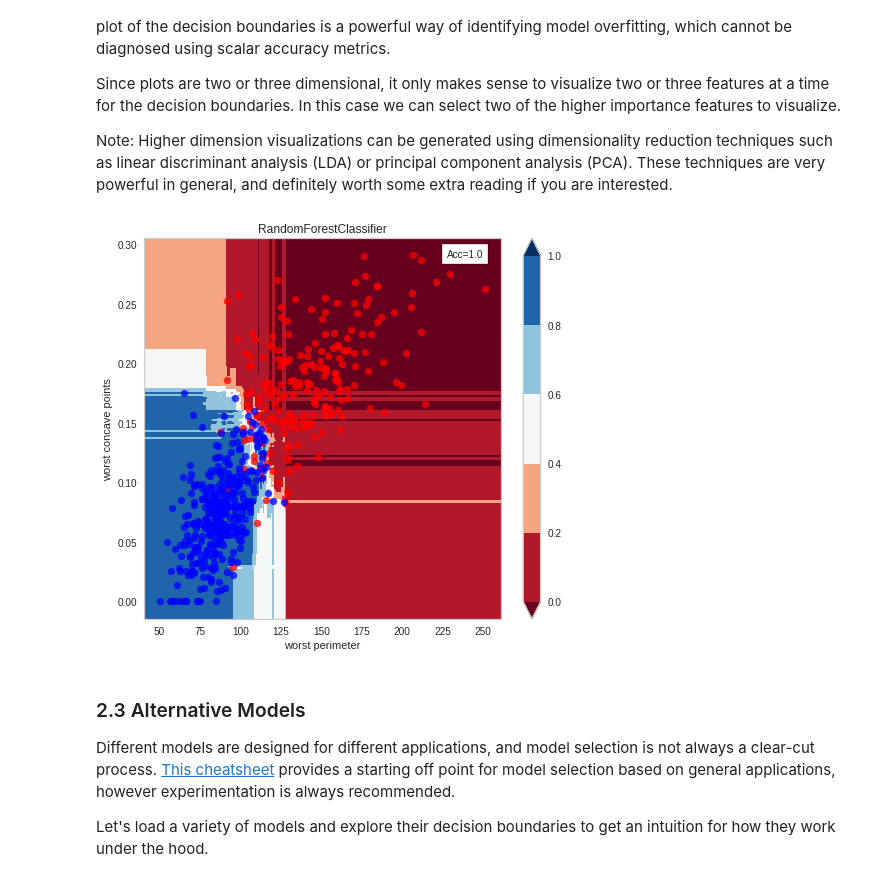
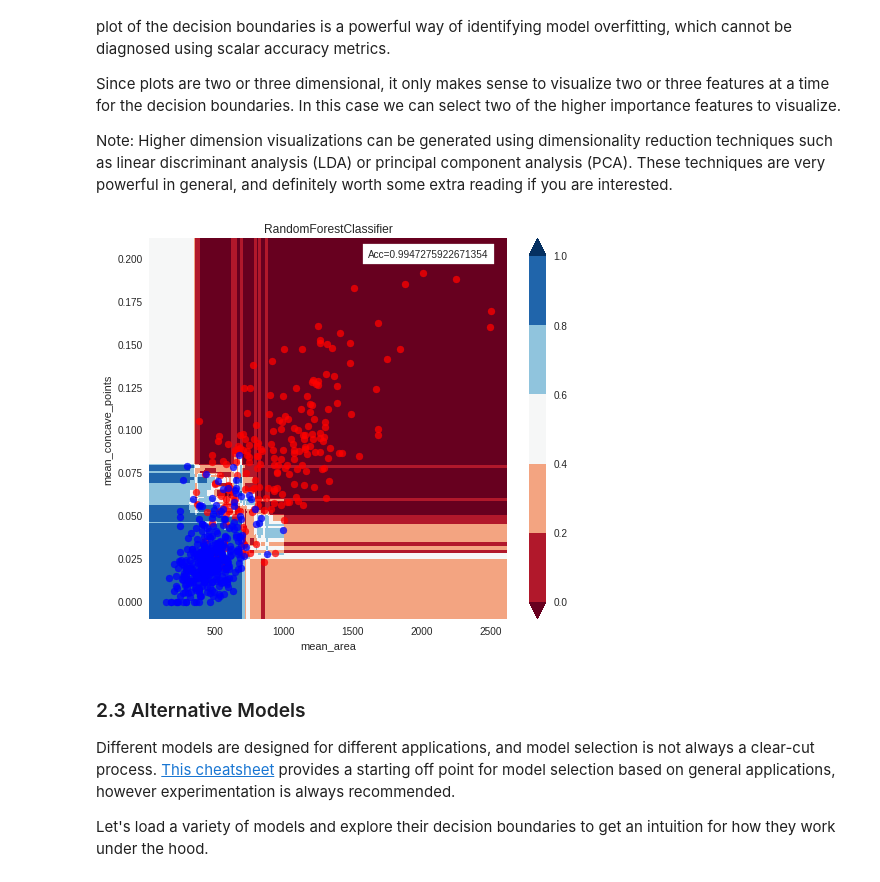
Before and after one commit to PCiunkiewicz/I4H_Workshop, a Jupyter notebook: I4H_Data_Science_Workshop_2019.ipynb, the cells around one changed output. Cells and saved outputs as stored; diff of their text form; code cells hidden in the pictures.

```diff
--- a/I4H_Data_Science_Workshop_2019.ipynb
+++ b/I4H_Data_Science_Workshop_2019.ipynb
@@ -57,4 +93,6 @@ X, y, description = I4H.load_data('classification')
 With the dataset loaded, we can start exploring the features and targets. The library `Pandas-Profiling` offers us with an extensive report feature that provides a lot of basic insight and summary statistics. Let's join our features and target values into one table using `pd.concat()` and generate a report.
 # %%
 full_raw_data = pd.concat([X, y], axis=1)
-full_raw_data.profile_report(style={'full_width':True})
+report = full_raw_data.profile_report(style={'full_width':True})
+
+report
@@ -60,0 +103,6 @@ full_raw_data.profile_report(style={'full_width':True})
+# %%
+correlated = report.get_rejected_variables()
+
+print(f'Shape before: {X.shape}')
+X.drop(correlated, axis=1, inplace=True)
+print(f'Shape after:  {X.shape}')
@@ -93,7 +144,7 @@ With our data loaded and some basic pre-processing out of the way, let's try cre
 # %%
 from sklearn.ensemble import RandomForestClassifier
 
-model = RandomForestClassifier(n_estimators=100)
+model = RandomForestClassifier(n_estimators=10)
 model = model.fit(X_train_rs, y_train['target'])
 print(f'Model accuracy: {model.score(X_test_rs, y_test)}')
 # %% [output]
@@ -137,10 +188,10 @@ Since plots are two or three dimensional, it only makes sense to visualize two o
 
 Note: Higher dimension visualizations can be generated using dimensionality reduction techniques such as linear discriminant analysis (LDA) or principal component analysis (PCA). These techniques are very powerful in general, and definitely worth some extra reading if you are interested.
 # %%
-features = ['worst perimeter', 'worst concave points']
+features = ['mean_area', 'mean_concave_points']
 I4H.draw_decisions(model, X, y, features)
 # %% [output]
-[figure, old version]
+[figure, new version]
 # %% [markdown]
 ### 2.3 Alternative Models
 
```
Also changed, not shown: parts of 35 cells of this notebook.
